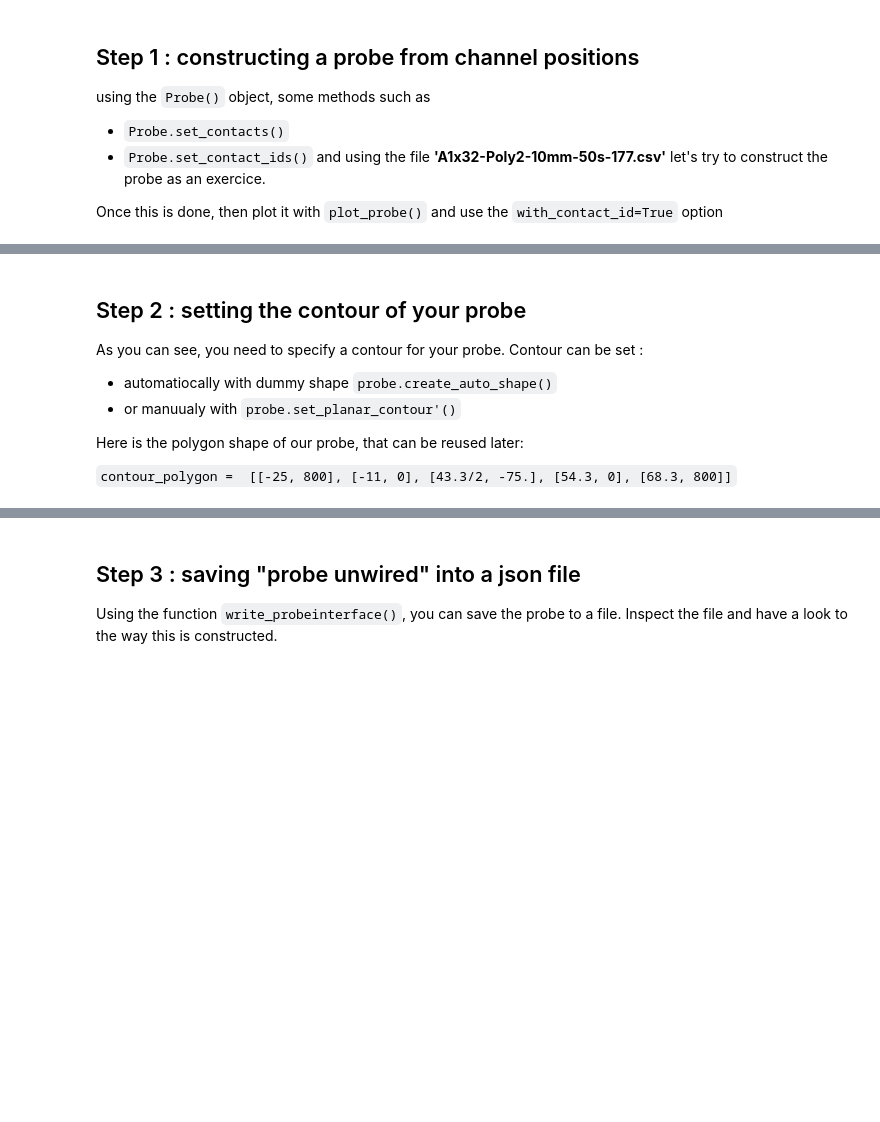
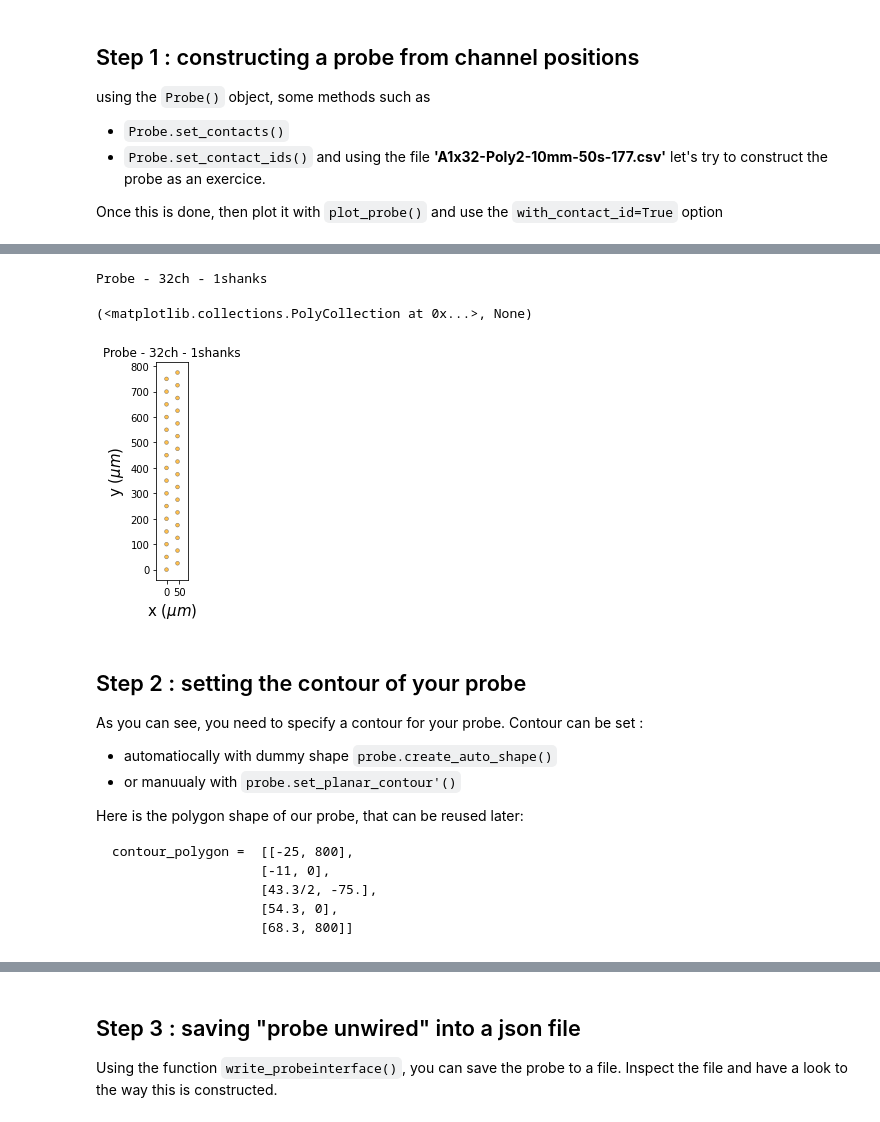
Before and after one commit to samuelgarcia/school_spike_sorting_lyon_2022, a Jupyter notebook: Practice_2_probe/practice_probe.ipynb, the cells around one changed output, grey strips where cells are left out. Saved outputs shown, nothing was run; the diff lists cells and outputs as text; code cells hidden in the pictures; blank space fills up the shorter version.

Commit message:
practice probe

````diff
--- a/Practice_2_probe/practice_probe.ipynb
+++ b/Practice_2_probe/practice_probe.ipynb
@@ -53,0 +91,6 @@ Once this is done, then plot it with `plot_probe()` and use the `with_contact_id
+# %%
+df = pd.read_csv('A1x32-Poly2-10mm-50s-177.csv')
+df['contact_shapes'] = 'circle'
+df['radius'] = 7.5
+
+df
@@ -54,3 +115,13 @@ Once this is done, then plot it with `plot_probe()` and use the `with_contact_id
+# %%
+probe = pi.Probe.from_dataframe(df)
+probe
+# %% [output]
+Probe - 32ch - 1shanks
+# %%
+plot_probe(probe)
+# %% [output]
+(<matplotlib.collections.PolyCollection at 0x...>, None)
+[figure, added]
 # %% [markdown]
 ## Step 2 : setting the contour of your probe
 
@@ -61,8 +132,10 @@ As you can see, you need to specify a contour for your probe. Contour can be set
 
 Here is the polygon shape of our probe, that can be reused later:
 
-`contour_polygon =  [[-25, 800],
+```
+contour_polygon =  [[-25, 800],
                    [-11, 0],
                    [43.3/2, -75.],
                    [54.3, 0],
-                   [68.3, 800]]`
+                   [68.3, 800]]
+```
````
Also changed, not shown: parts of 16 cells of this notebook.
